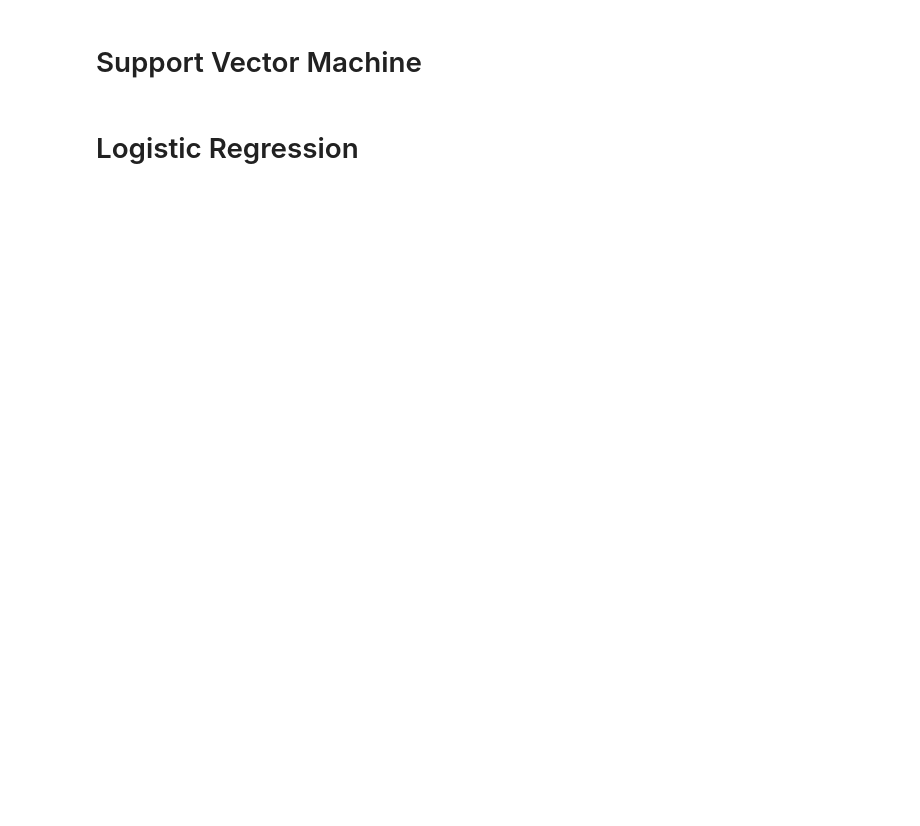
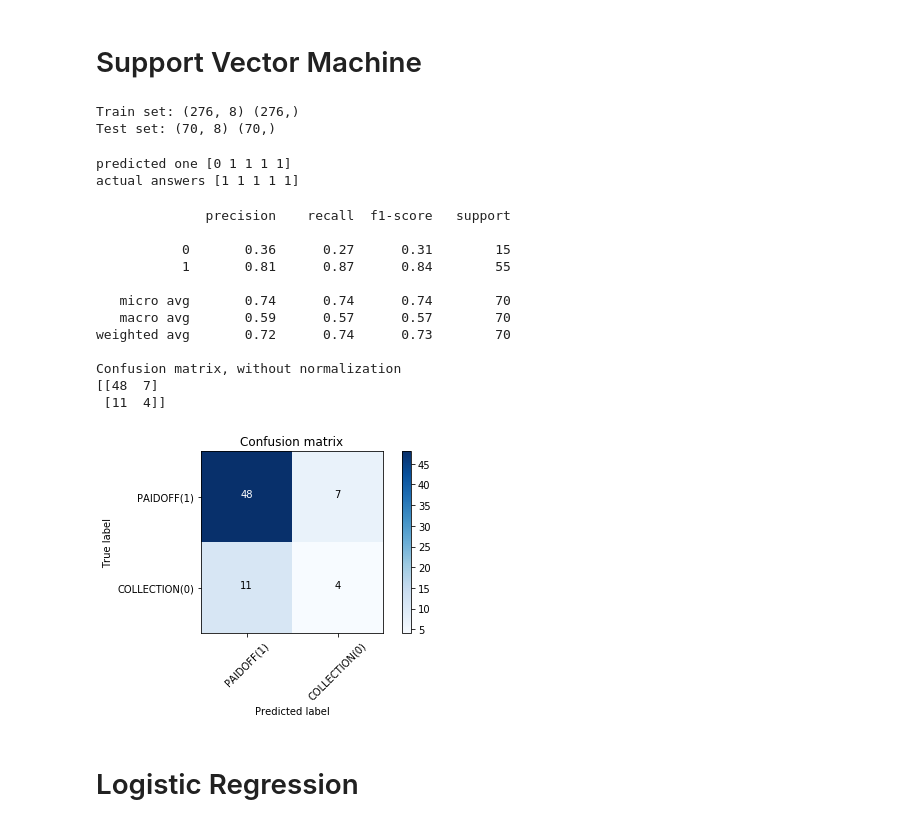
Before and after one commit to vvicky30/machine-learning, a Jupyter notebook: Best_recomm_sys.ipynb, the cells around one changed output. Cells and saved outputs as stored; diff of their text form; code cells hidden in the pictures; blank space fills up the shorter version.

```diff
--- a/Best_recomm_sys.ipynb
+++ b/Best_recomm_sys.ipynb
@@ -289,2 +455,24 @@ Notice: You should find the best k to build the model with the best accuracy.
 # %% [markdown]
 # Support Vector Machine
+# %%
+#Okay, we split our dataset into train and test set:
+
+sX_train, sX_test, sy_train, sy_test = train_test_split( X, y, test_size=0.2, random_state=4)
+print ('Train set:', sX_train.shape,  sy_train.shape)
+print ('Test set:', sX_test.shape,  sy_test.shape)
+# %% [output]
+Train set: (276, 8) (276,)
+Test set: (70, 8) (70,)
+# %%
+from sklearn import svm
+clf = svm.SVC(kernel='rbf')#here SVC stands for support vector classifier
+clf.fit(sX_train, sy_train)
+
+#After being fitted, the model can then be used to predict new values:
+
+syhat = clf.predict(sX_test)
+print("predicted one",syhat [0:5])
+print("actual answers",sy_test[0:5])
+# %% [output]
+predicted one [0 1 1 1 1]
+actual answers [1 1 1 1 1]
@@ -291,2 +483,60 @@ Notice: You should find the best k to build the model with the best accuracy.
+# %%
+def plot_confusion_matrix(cm,classes,
+                          normalize=False,
+                          title='Confusion matrix',
+                          cmap=plt.cm.Blues):
+    """
+    This function prints and plots the confusion matrix.
+    Normalization can be applied by setting `normalize=True`.
+    """
+    if normalize:
+        cm = cm.astype('float') / cm.sum(axis=1)[:, np.newaxis]
+        print("Normalized confusion matrix")
+    else:
+        print('Confusion matrix, without normalization')
+
+    print(cm)
+
+    plt.imshow(cm, interpolation='nearest', cmap=cmap)
+    plt.title(title)
+    plt.colorbar()
+    tick_marks = np.arange(len(classes))
+    plt.xticks(tick_marks, classes, rotation=45)
+    plt.yticks(tick_marks, classes)
+
+    fmt = '.2f' if normalize else 'd'
+    thresh = cm.max() / 2.
+    for i, j in itertools.product(range(cm.shape[0]), range(cm.shape[1])):
+        plt.text(j, i, format(cm[i, j], fmt),
+                 horizontalalignment="center",
+                 color="white" if cm[i, j] > thresh else "black")
+
+    plt.tight_layout()
+    plt.ylabel('True label')
+    plt.xlabel('Predicted label')
+# %%
+#compute confusion matrix
+cnf_matrix = confusion_matrix(sy_test,syhat,labels=[1,0])#here labels are loan_status' factors i.e. PAIDOFF & COLLECTION
+np.set_printoptions(precision=2)
+
+print(classification_report(sy_test,syhat))
+
+# Plot non-normalized confusion matrix
+plt.figure()
+plot_confusion_matrix(cnf_matrix, classes=['PAIDOFF(1)','COLLECTION(0)'],normalize= False,  title='Confusion matrix')
+# %% [output]
+              precision    recall  f1-score   support
+
+           0       0.36      0.27      0.31        15
+           1       0.81      0.87      0.84        55
+
+   micro avg       0.74      0.74      0.74        70
+   macro avg       0.59      0.57      0.57        70
+weighted avg       0.72      0.74      0.73        70
+
+Confusion matrix, without normalization
+[[48  7]
+ [11  4]]
+[figure, added]
 # %% [markdown]
 # Logistic Regression
```
Also changed, not shown: parts of 58 cells of this notebook.
